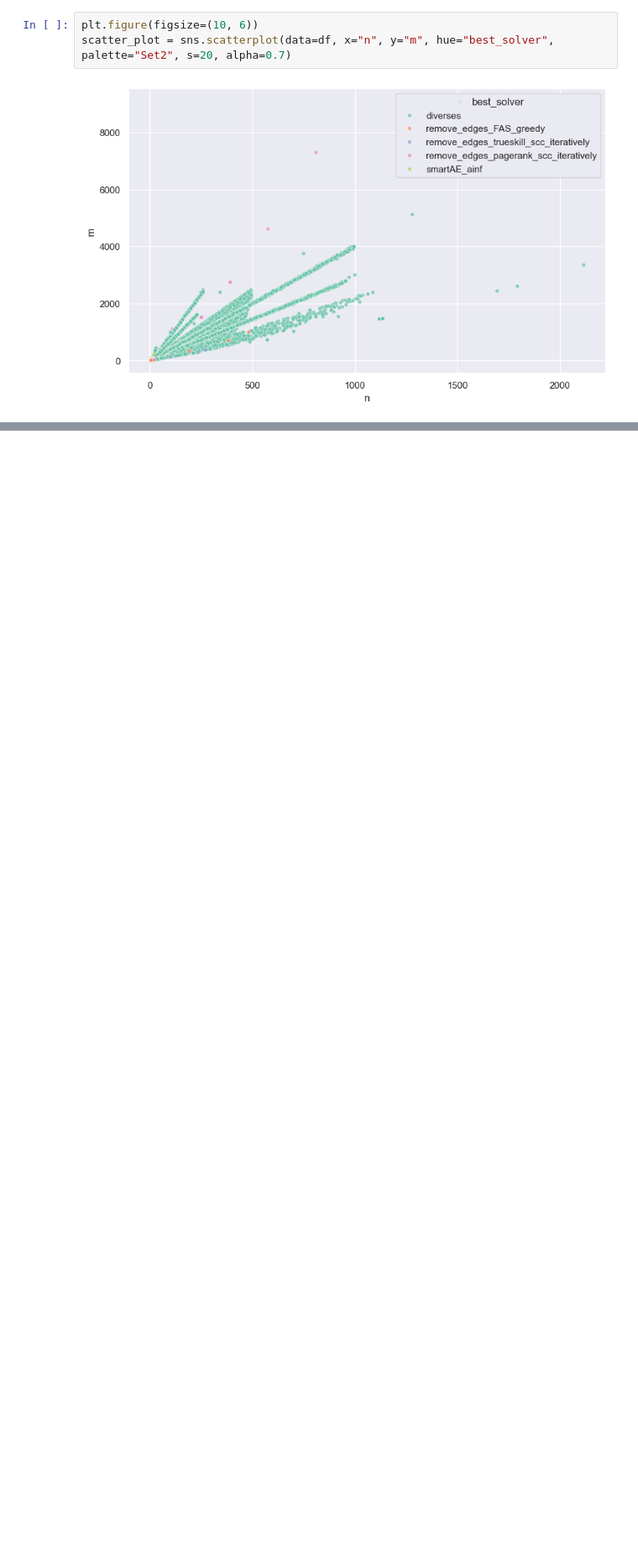
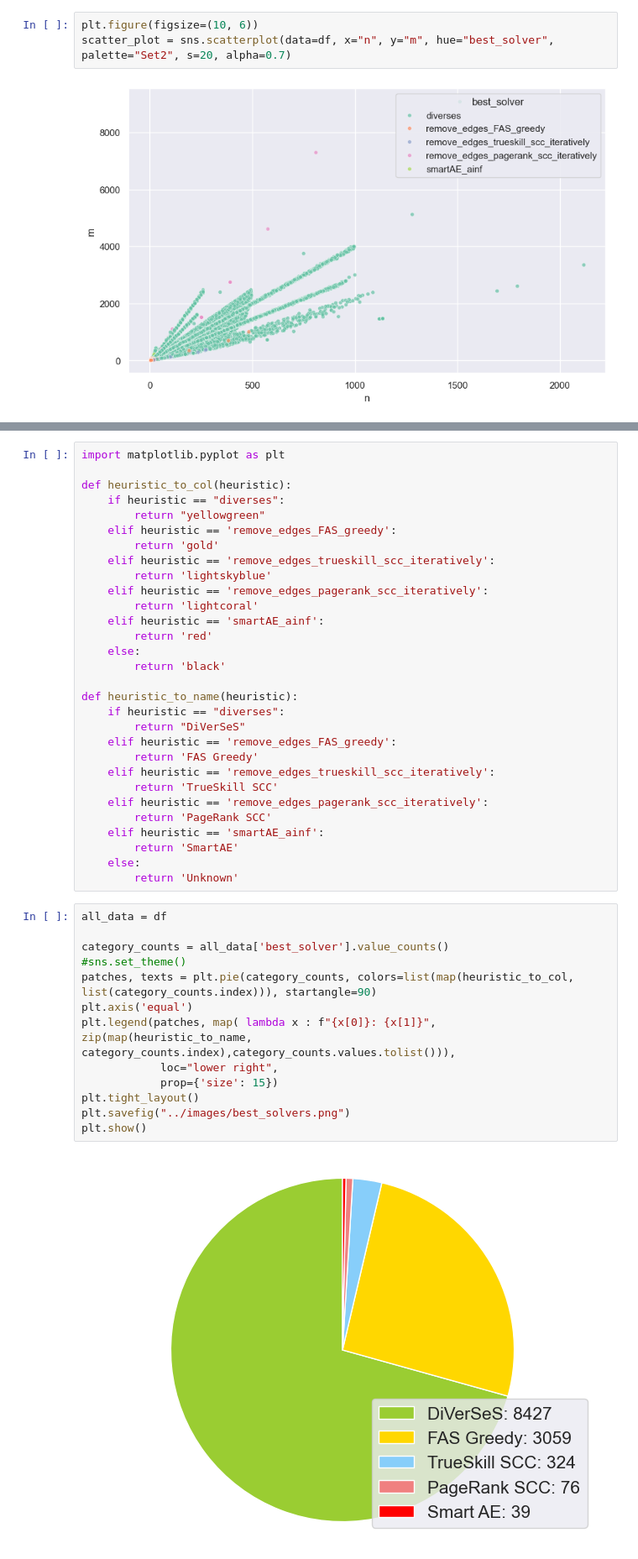
Before and after one commit to elgroselj/FAS, a Jupyter notebook: playground/visualize_chars.ipynb, the cells around one changed output, grey strips where cells are left out. Shown at 84% size. Cells and saved outputs as stored; diff of their text form; blank space fills up the shorter version.

```diff
--- a/playground/visualize_chars.ipynb
+++ b/playground/visualize_chars.ipynb
@@ -441,4 +427,49 @@ data = [('smallworld', smallworld),
 # 10858 ??
 # %% [output]
 "data = [('smallworld', smallworld), \n        ('random', random),\n        ('delaunay3d', delaunay3d),\n        ('debruijn', debruijn),\n        ('kautz', kautz),\n        ('triangulation', triangula ...
+# %%
+import matplotlib.pyplot as plt
+
+def heuristic_to_col(heuristic):
+    if heuristic == "diverses":
+        return "yellowgreen"
+    elif heuristic == 'remove_edges_FAS_greedy':
+        return 'gold'
+    elif heuristic == 'remove_edges_trueskill_scc_iteratively':
+        return 'lightskyblue'
+    elif heuristic == 'remove_edges_pagerank_scc_iteratively':
+        return 'lightcoral'
+    elif heuristic == 'smartAE_ainf':
+        return 'red'
+    else:
+        return 'black'
+
+def heuristic_to_name(heuristic):
+    if heuristic == "diverses":
+        return "DiVerSeS"
+    elif heuristic == 'remove_edges_FAS_greedy':
+        return 'FAS Greedy'
+    elif heuristic == 'remove_edges_trueskill_scc_iteratively':
+        return 'TrueSkill SCC'
+    elif heuristic == 'remove_edges_pagerank_scc_iteratively':
+        return 'PageRank SCC'
+    elif heuristic == 'smartAE_ainf':
+        return 'SmartAE'
+    else:
+        return 'Unknown'
+# %%
+all_data = df
+
+category_counts = all_data['best_solver'].value_counts()
+#sns.set_theme()
+patches, texts = plt.pie(category_counts, colors=list(map(heuristic_to_col, list(category_counts.index))), startangle=90)
+plt.axis('equal')
+plt.legend(patches, map( lambda x : f"{x[0]}: {x[1]}", zip(map(heuristic_to_name, category_counts.index),category_counts.values.tolist())),
+            loc="lower right",
+            prop={'size': 15})
+plt.tight_layout()
+plt.savefig("../images/best_solvers.png")
+plt.show()
+# %% [output]
+[figure, added]
 # %%
```
Also changed, not shown: parts of 14 cells of this notebook.
